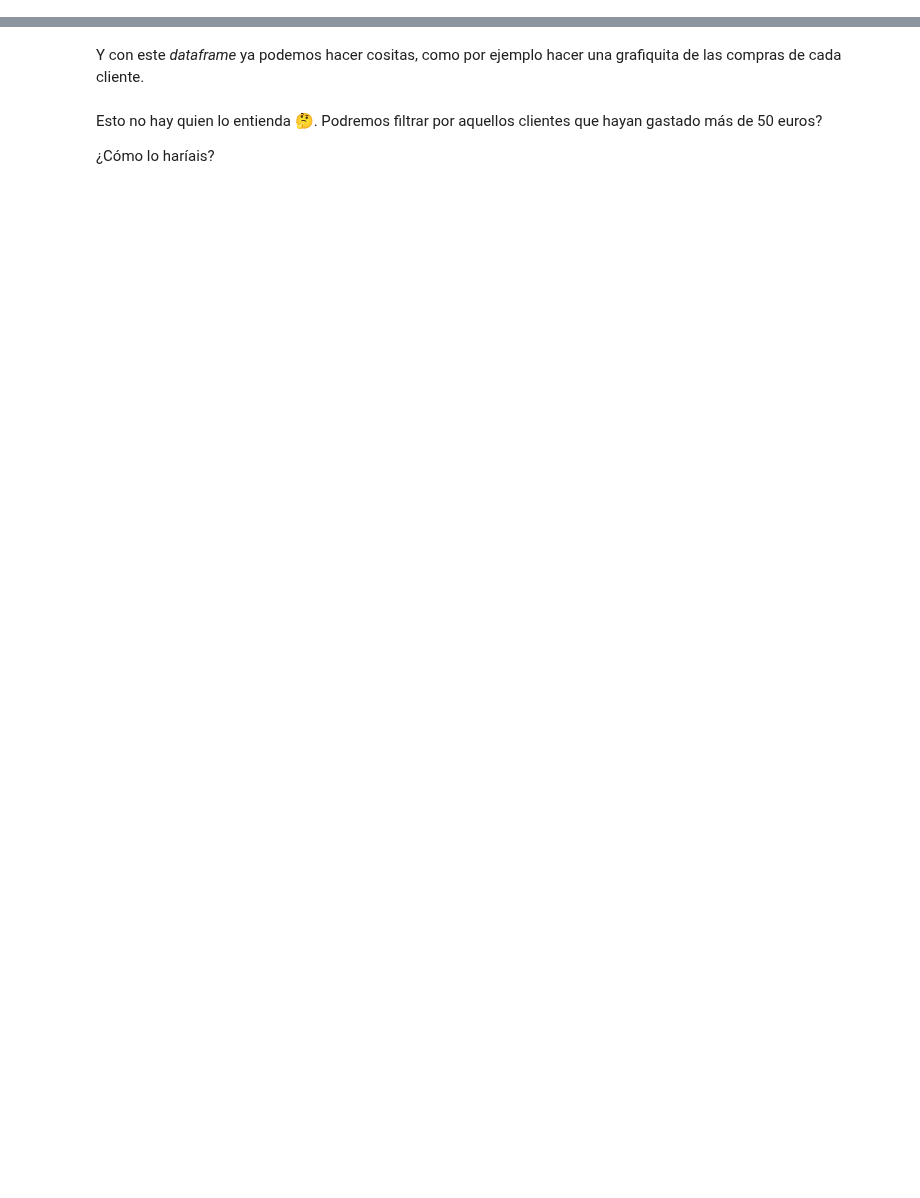
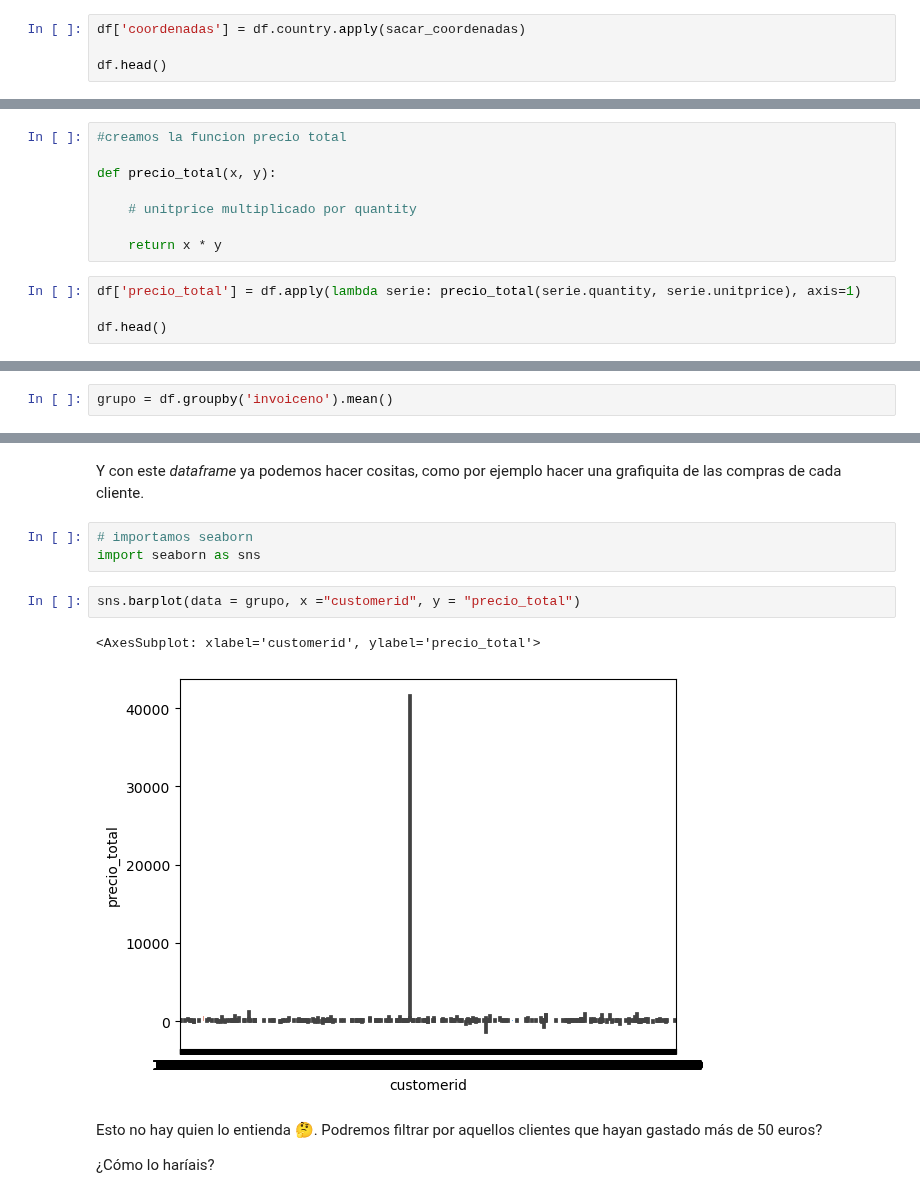
Before and after one commit to Ironhack-Data-Madrid-PartTime-May22/apuntes_clases, a Jupyter notebook: semana-04/4.2-Mas-Pandas.ipynb, the cells around one changed output, grey strips where cells are left out. Saved outputs shown, nothing was run; the diff lists cells and outputs as text; blank space fills up the shorter version.

```diff
--- a/semana-04/4.2-Mas-Pandas.ipynb
+++ b/semana-04/4.2-Mas-Pandas.ipynb
@@ -165,0 +872,4 @@ Imaginemos que queremos sacar las coordenadas como latitud y longitud de nuestro
+# %%
+df['coordenadas'] = df.country.apply(sacar_coordenadas)
+
+df.head()
@@ -172,3 +884,15 @@ Sigamos haciendo funciones y apply para poner nuestro dataframe limpito
 
 Imaginemos que queremos saber el dinero gastado por un cliente en sus compras.
 Podemos hacernos una función a la que le pasemos dos columnas y nos devuelva una columna nueva
+# %%
+#creamos la funcion precio total
+
+def precio_total(x, y):
+
+    # unitprice multiplicado por quantity
+
+    return x * y
+# %%
+df['precio_total'] = df.apply(lambda serie: precio_total(serie.quantity, serie.unitprice), axis=1)
+
+df.head()
@@ -183,2 +972,4 @@ Vale... y si quiero solo la media de una columna, es decir, solo me interesa el
 # %% [markdown]
 ¿Podemos almacenar estos resultados en un dataframe? Esto es pandas, claro que SI!!!!
+# %%
+grupo = df.groupby('invoiceno').mean()
@@ -185,5 +986,13 @@ Vale... y si quiero solo la media de una columna, es decir, solo me interesa el
 # %% [markdown]
 Y con este *dataframe* ya podemos hacer cositas, como por ejemplo hacer una grafiquita de las compras de cada cliente.
+# %%
+# importamos seaborn
+import seaborn as sns
+# %%
+sns.barplot(data = grupo, x ="customerid", y = "precio_total")
+# %% [output]
+<AxesSubplot: xlabel='customerid', ylabel='precio_total'>
+[figure, added]
 # %% [markdown]
 Esto no hay quien lo entienda 🤔. Podremos filtrar por aquellos clientes que hayan gastado más de 50 euros?
 
```
Also changed, not shown: parts of 100 cells of this notebook, 1 other file.
